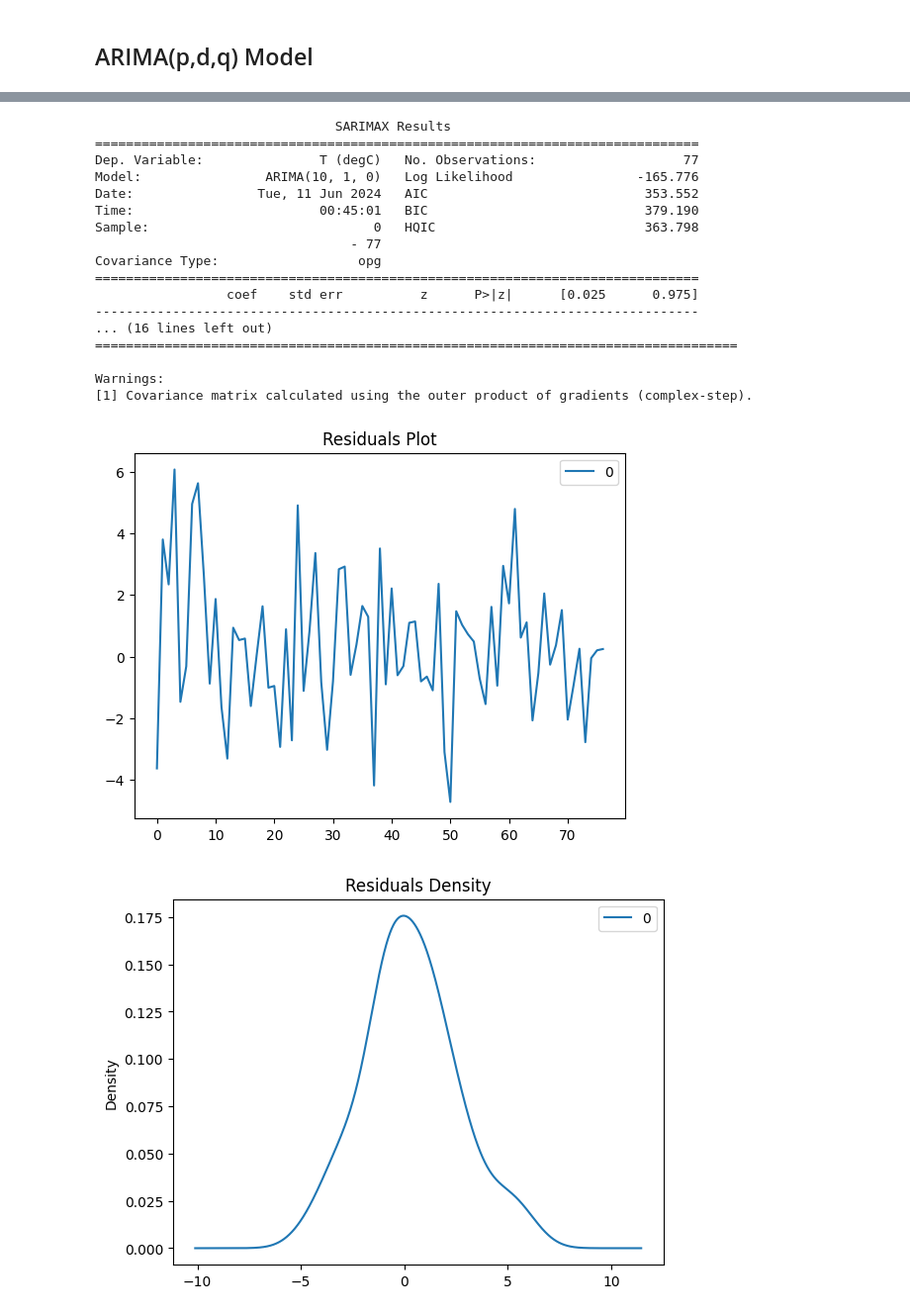
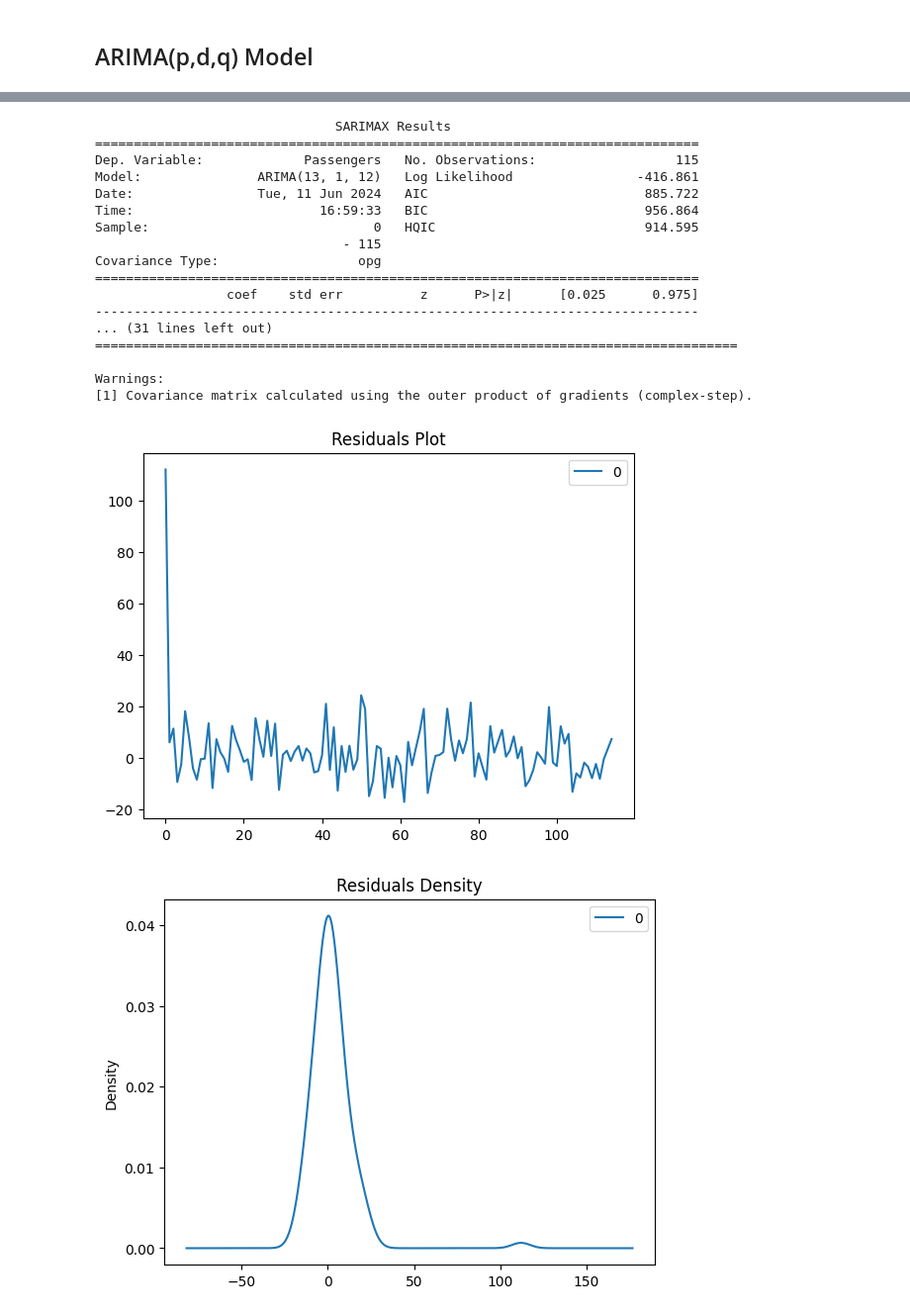
Before and after one commit to Bruno-Moreno/ML---Study, a Jupyter notebook: notebooks/ML/arima_model.ipynb, the cells around one changed output, grey strips where cells are left out. Shown at 99% size. Saved outputs shown, nothing was run; the diff lists cells and outputs as text; code cells hidden in the pictures.

Commit message:
ARIMA Model Notebook Update

```diff
--- a/notebooks/ML/arima_model.ipynb
+++ b/notebooks/ML/arima_model.ipynb
@@ -155,9 +128,0 @@ High **p_value** the data isn't stationary so we apply differentiation.
-# %%
-train[f'{variable}_diff_1'] = data[variable].diff()
-plt.figure(figsize=(12,3))
-plt.plot(train[date_variable], train[f'{variable}_diff_1'] , label = f'Diff 1')
-plt.title(f"{variable}")
-plt.xlabel("Time")
-plt.ylabel("Value")
-plt.legend()
-plt.show()
@@ -183,34 +142,45 @@ model_2_fit = model_2.fit()
+# %%
+# Arima Naive
+p = 13
+d = 1
+q = 12
+
+model_naive = ARIMA(train[f"{ts_variable}"], order=(1,1,1))
+model_optimal = ARIMA(train[f"{ts_variable}"], order=(p,d,q))
+
+model_naive_fit = model_naive.fit()
+model_optimal_fit = model_optimal.fit()
 # %%
 # Summary of fit Model
-print(model_1_fit.summary())
+print(model_optimal_fit.summary())
 # Residuals Plot
-residuals = pd.DataFrame(model_1_fit.resid)
+residuals = pd.DataFrame(model_optimal_fit.resid)
 residuals.plot()
 plt.title("Residuals Plot")
 plt.show()
 # Density plot Residuals
 residuals.plot(kind='kde')
 plt.title("Residuals Density")
 plt.show()
 # summary stats of residuals
 print(residuals.describe())
 # %% [output]
                                SARIMAX Results
 ==============================================================================
-Dep. Variable:               T (degC)   No. Observations:                   77
-Model:                ARIMA(10, 1, 0)   Log Likelihood                -165.776
-Date:                Tue, 11 Jun 2024   AIC                            353.552
-Time:                        00:45:01   BIC                            379.190
-Sample:                             0   HQIC                           363.798
-                                 - 77
+Dep. Variable:             Passengers   No. Observations:                  115
+Model:               ARIMA(13, 1, 12)   Log Likelihood                -416.861
+Date:                Tue, 11 Jun 2024   AIC                            885.722
+Time:                        16:59:33   BIC                            956.864
+Sample:                             0   HQIC                           914.595
+                                - 115
 Covariance Type:                  opg
 ==============================================================================
                  coef    std err          z      P>|z|      [0.025      0.975]
 ------------------------------------------------------------------------------
-... (16 lines left out)
+... (31 lines left out)
 ===================================================================================
 
 Warnings:
 [1] Covariance matrix calculated using the outer product of gradients (complex-step).
-[figure, old version]
+[figure, new version]
-[figure, old version]
+[figure, new version]
```
Also changed, not shown: parts of 23 cells of this notebook, 4 other files.
